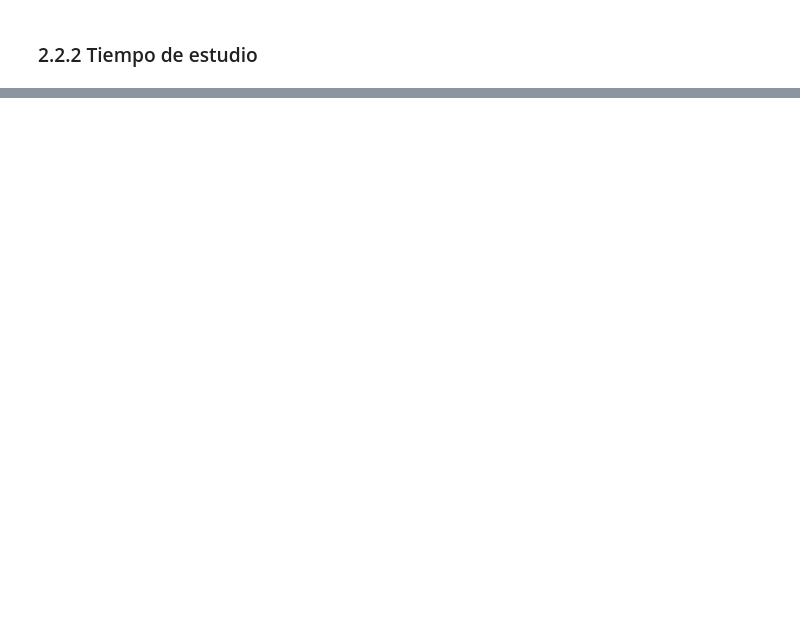
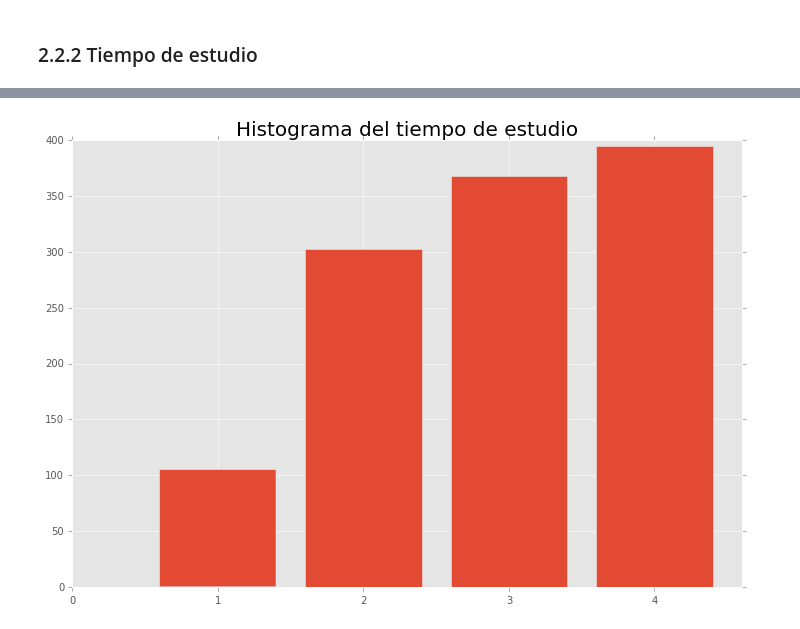
Before and after one commit to etra0/AID, a Jupyter notebook: tarea-1/tarea1.ipynb, the cells around one changed output, grey strips where cells are left out. Cells and saved outputs as stored; diff of their text form; code cells hidden in the pictures; blank space fills up the shorter version.

```diff
--- a/tarea-1/tarea1.ipynb
+++ b/tarea-1/tarea1.ipynb
@@ -236,3 +245,14 @@ plt.show()
+# %%
+# Frecuencia relativa acumulada
+fig = plt.figure(figsize=(12,8))
+ax = fig.add_subplot(111)
+studytime.hist(ax=ax, bins=np.arange(studytime.min()-1, studytime.max()+1) + 0.5, width=0.8, cumulative = True)
+ax.set_xticks(np.arange(0, 5) -0.1)
+ax.set_xticklabels(range(0, 5))
+ax.set_title("Histograma del tiempo de estudio", fontsize=20)
+plt.show()
+# %% [output]
+[figure, added]
 # %%
 fig = plt.figure(figsize=(12,8))
 ax = fig.add_subplot(111)
```
Also changed, not shown: parts of 7 cells of this notebook, 1 other file.
